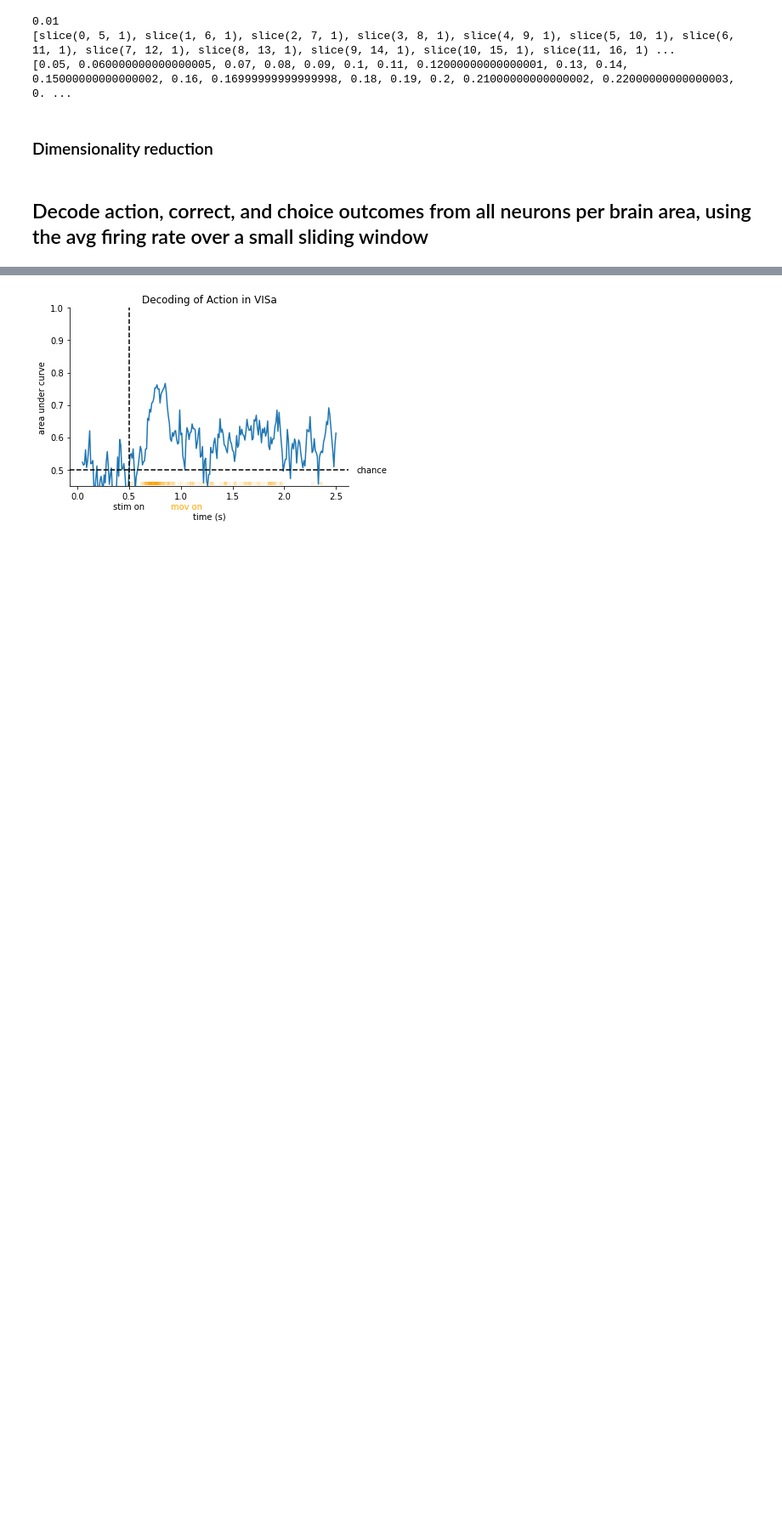
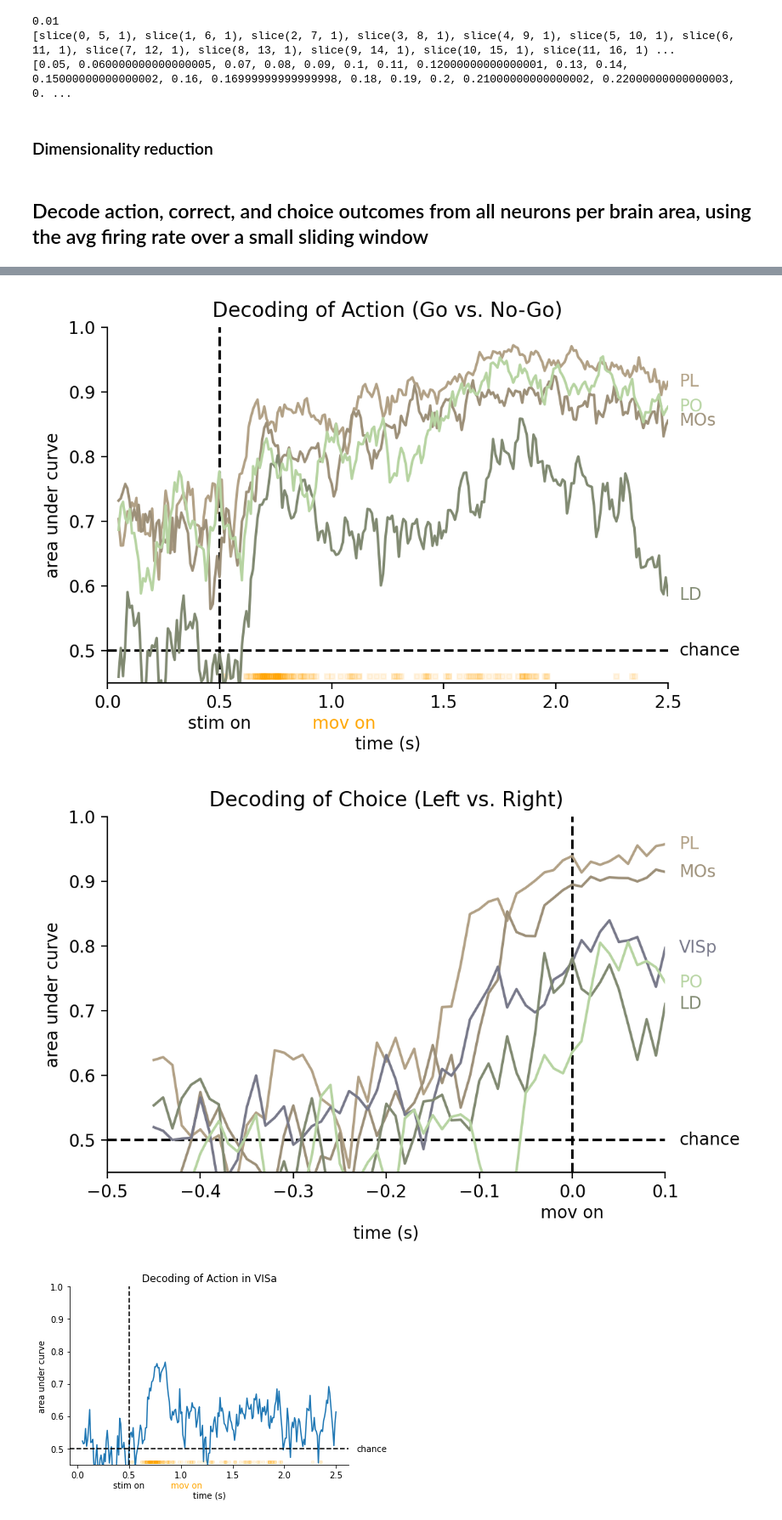
Before and after one commit to cedricfoucault/scarletbutterfly, a Jupyter notebook: scarletbutterfly_decoding_steinmetz.ipynb, the cells around one changed output, grey strips where cells are left out. Shown at 85% size. Drawn from its saved outputs; the diff is of its cells as text; code cells hidden in the pictures; blank space fills up the shorter version.

```diff
--- a/scarletbutterfly_decoding_steinmetz.ipynb
+++ b/scarletbutterfly_decoding_steinmetz.ipynb
@@ -389,7 +389,7 @@ filtered_data_focus['spks'] = aligned_spks
 # print(filtered_data_focus['spks'])
 print("=== Choice decoding ===")
 # decode
-outcomes = get_outcomes_binary_choice_with_session(filtered_data_focus)
+outcomes = get_outcomes_right_choice_with_session(filtered_data_focus)
 choice_decoding_accuracies_by_brain_area = decoding_accuracies_by_brain_area_over_time(filtered_data_focus, outcomes, t_min=0, t_max=(dt_max - dt_min))
 # %% [output]
 === Choice decoding ===
@@ -411,3 +411,63 @@ decoding on brain_area TT
+# %%
+stim_onset = 0.5
+window_size = 0.05
+window_slices, window_end_times = get_rectangular_sliding_windows(0, 2.5, window_size, bin_size)
+movement_onsets = get_movement_onsets(filtered_data[i_session])
+movement_onsets = movement_onsets[~np.isinf(movement_onsets)]
+brain_areas = ["PL", "MOs", "VISp", "LD", "PO"]
+colors_by_area = {
+    "PL": (178/255., 161/255., 134/255.),
+    "MOs": (157/255., 144/255., 121/255.),
+    "VISp": (120/255., 121/255., 138/255.),
+    "LD": (129/255., 138/255., 114/255.),
+    "PO": (183/255., 212/255., 162/255.),
+}
+## Action
+fig = plt.figure(dpi=200)
+ax = fig.gca()
+text_x_offset = 0.05
+plt.xlabel("time (s)", labelpad=14)
+plt.ylabel("area under curve")
+plt.axhline(y=0.5, ls='--', c='k')
+plt.axvline(x=stim_onset, ls='--', c='k')
+plt.text(window_end_times[-1] + text_x_offset, 0.5, "chance", va='center', ha='left')
+plt.text(stim_onset, 0.4, "stim on", va='top', ha='center')
+plt.title(f"Decoding of Action (Go vs. No-Go)")
+plt.ylim(0.45, 1.)
+plt.xlim(0, 2.5)
+# show range of movement onset times
+plt.plot(movement_onsets, [0.46 for i in range(len(movement_onsets))], 's', c='orange', ms=3, alpha=.1)
+plt.text(movement_onsets.mean(), 0.4, "mov on", va='top', ha='center', color='orange')
+for brain_area in brain_areas:
+  if brain_area == "VISp":
+    continue
+  decoding_accuracies = action_decoding_accuracies_by_brain_area[brain_area]
+  color = colors_by_area[brain_area]
+  plt.plot(window_end_times, decoding_accuracies, color=color, label=brain_area)
+  plt.text(window_end_times[-1] + text_x_offset, decoding_accuracies[-1], brain_area, va='center', ha='left', color=color)
+
+## Choice
+_, times_to_movement = get_rectangular_sliding_windows(dt_min, dt_max, window_size, bin_size)
+text_x_offset = 0.015
+fig = plt.figure(dpi=200)
+ax = fig.gca()
+plt.xlabel("time (s)", labelpad=14)
+plt.ylabel("area under curve")
+plt.axhline(y=0.5, ls='--', c='k')
+plt.axvline(x=0., ls='--', c='k')
+plt.text(times_to_movement[-1] + text_x_offset, 0.5, "chance", va='center', ha='left')
+plt.text(0., 0.4, "mov on", va='top', ha='center')
+plt.title(f"Decoding of Choice (Left vs. Right)")
+plt.ylim(0.45, 1.)
+plt.xlim(dt_min, dt_max)
+for brain_area in brain_areas:
+  decoding_accuracies = choice_decoding_accuracies_by_brain_area[brain_area]
+  color = colors_by_area[brain_area]
+  plt.plot(times_to_movement, decoding_accuracies, color=color, label=brain_area)
+  plt.text(times_to_movement[-1] + text_x_offset, decoding_accuracies[-1], brain_area, va='center', ha='left', color=color)
+# %% [output]
+[figure, added]
+[figure, added]
 # %%
 stim_onset = 0.5
 window_slices, window_end_times = get_rectangular_sliding_windows(0, 2.5, 0.05, bin_size)
```
Also changed, not shown: parts of 4 cells of this notebook.
